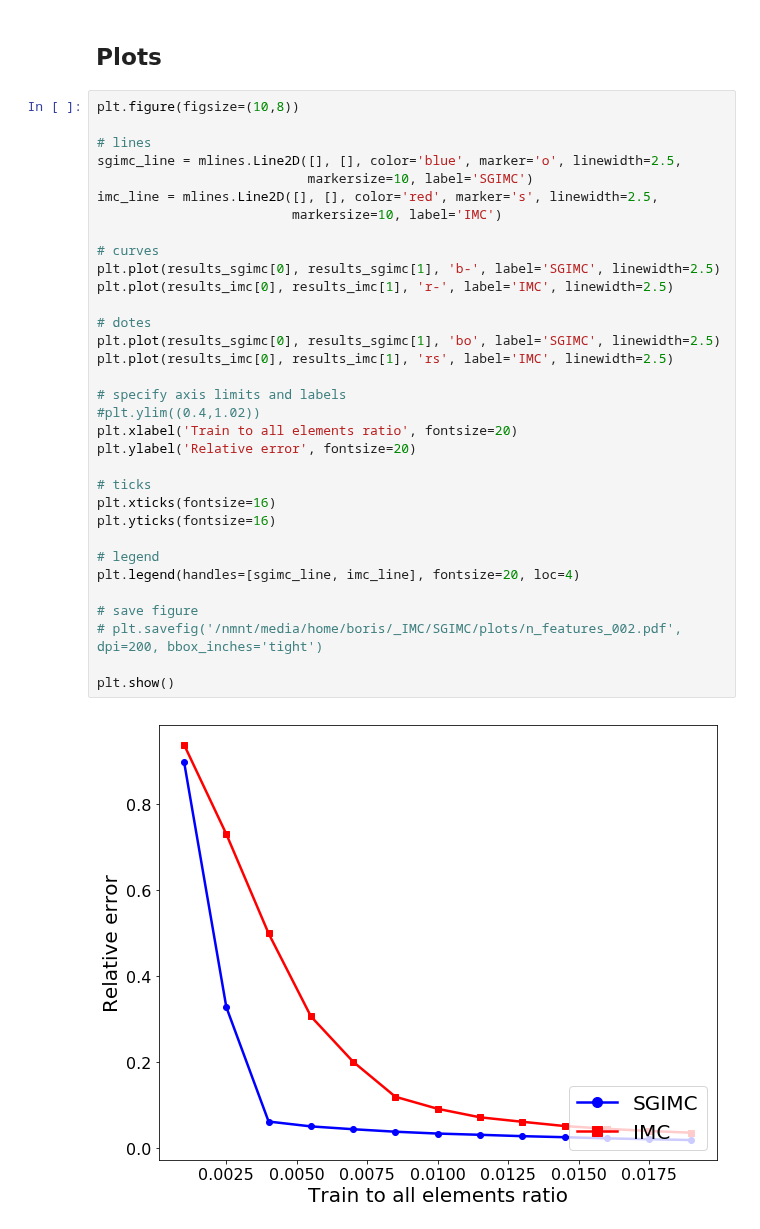
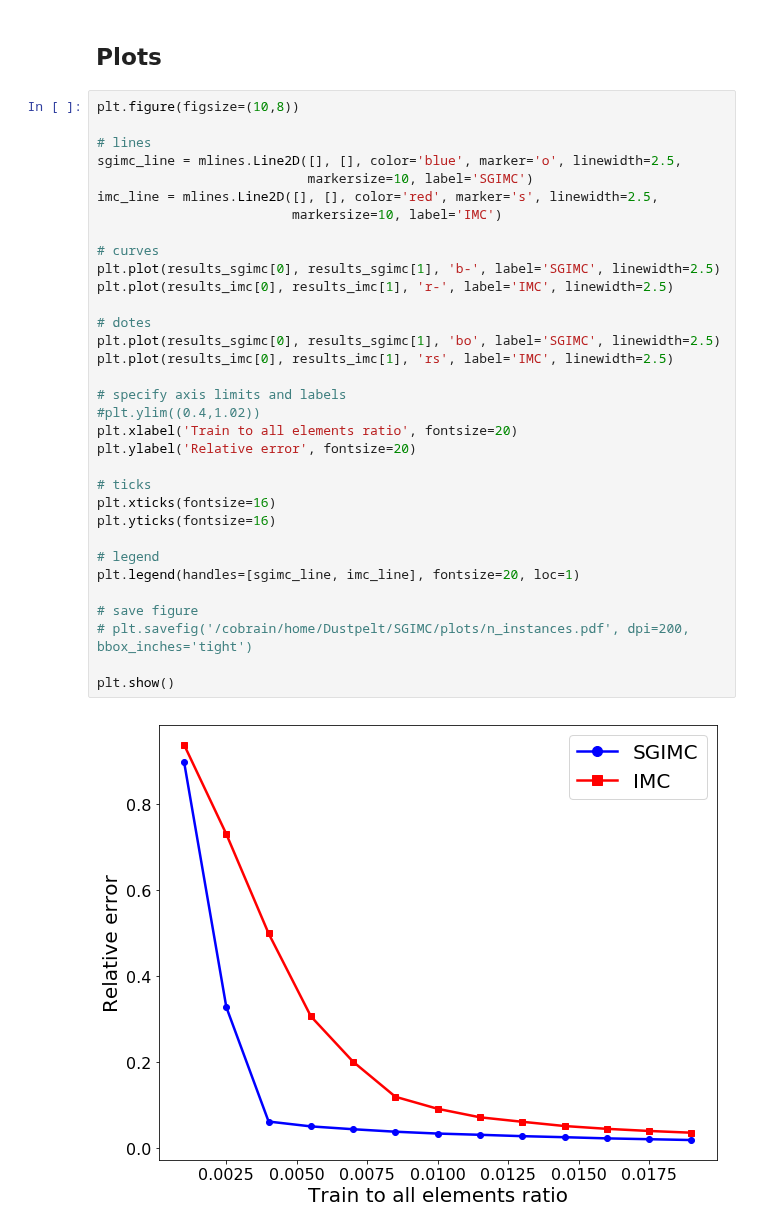
Before and after one commit to premolab/SGIMC, a Jupyter notebook: experiments/n_instances/visualization.ipynb, the cells around one changed output. Saved outputs shown, nothing was run; the diff lists cells and outputs as text.

```diff
--- a/experiments/n_instances/visualization.ipynb
+++ b/experiments/n_instances/visualization.ipynb
@@ -107,33 +107,33 @@ plt.figure(figsize=(10,8))
 
 # lines
 sgimc_line = mlines.Line2D([], [], color='blue', marker='o', linewidth=2.5,
                            markersize=10, label='SGIMC')
 imc_line = mlines.Line2D([], [], color='red', marker='s', linewidth=2.5,
                          markersize=10, label='IMC')
 
 # curves
 plt.plot(results_sgimc[0], results_sgimc[1], 'b-', label='SGIMC', linewidth=2.5)
 plt.plot(results_imc[0], results_imc[1], 'r-', label='IMC', linewidth=2.5)
 
 # dotes
 plt.plot(results_sgimc[0], results_sgimc[1], 'bo', label='SGIMC', linewidth=2.5)
 plt.plot(results_imc[0], results_imc[1], 'rs', label='IMC', linewidth=2.5)
 
 # specify axis limits and labels
 #plt.ylim((0.4,1.02))
 plt.xlabel('Train to all elements ratio', fontsize=20)
 plt.ylabel('Relative error', fontsize=20)
 
 # ticks
 plt.xticks(fontsize=16)
 plt.yticks(fontsize=16)
 
 # legend
-plt.legend(handles=[sgimc_line, imc_line], fontsize=20, loc=4)
+plt.legend(handles=[sgimc_line, imc_line], fontsize=20, loc=1)
 
 # save figure
-# plt.savefig('/nmnt/media/home/boris/_IMC/SGIMC/plots/n_features_002.pdf', dpi=200, bbox_inches='tight')
+# plt.savefig('/cobrain/home/Dustpelt/SGIMC/plots/n_instances.pdf', dpi=200, bbox_inches='tight')
 
 plt.show()
 # %% [output]
-[figure, old version]
+[figure, new version]
```
Also changed, not shown: 2 other files.
